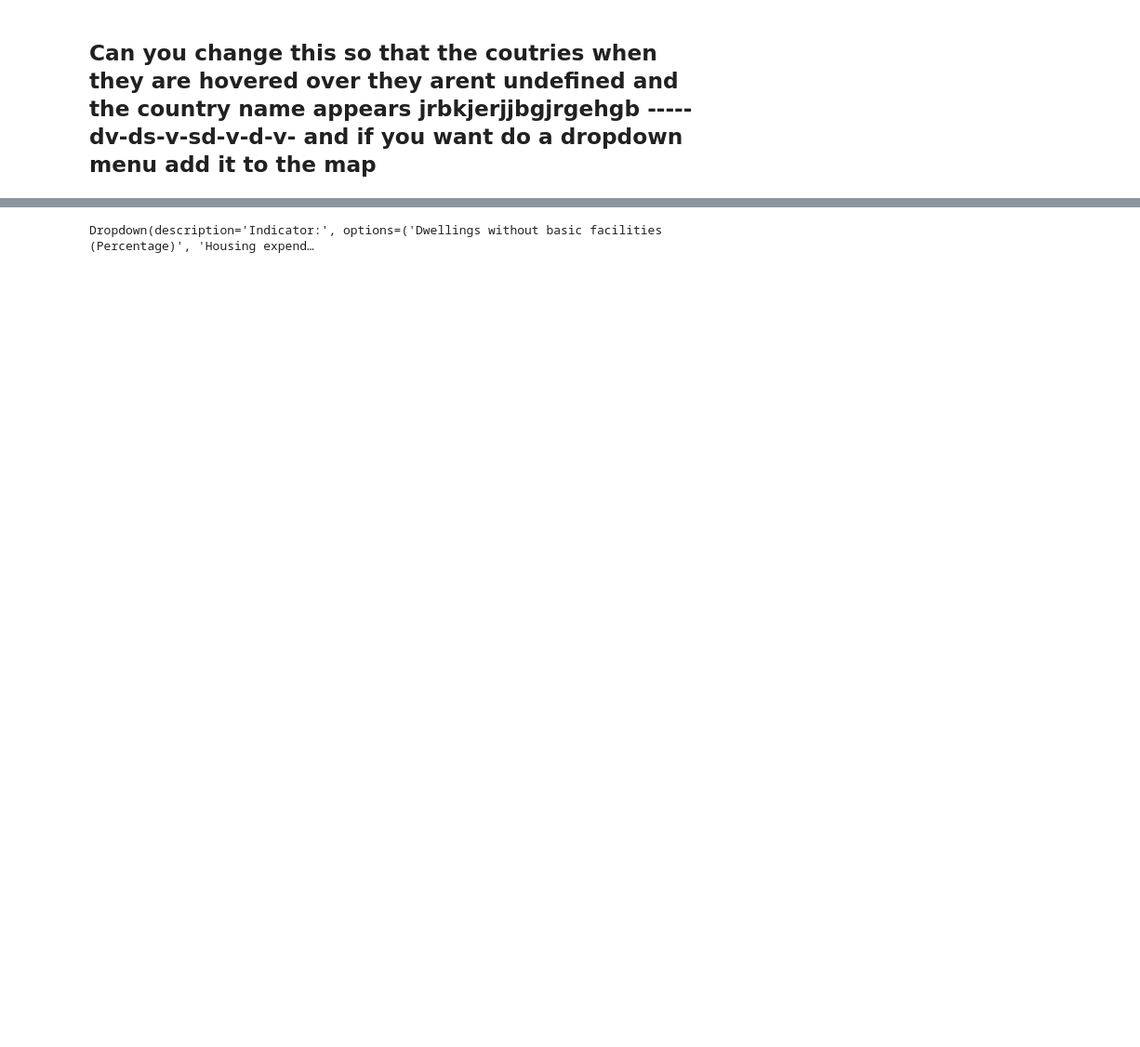
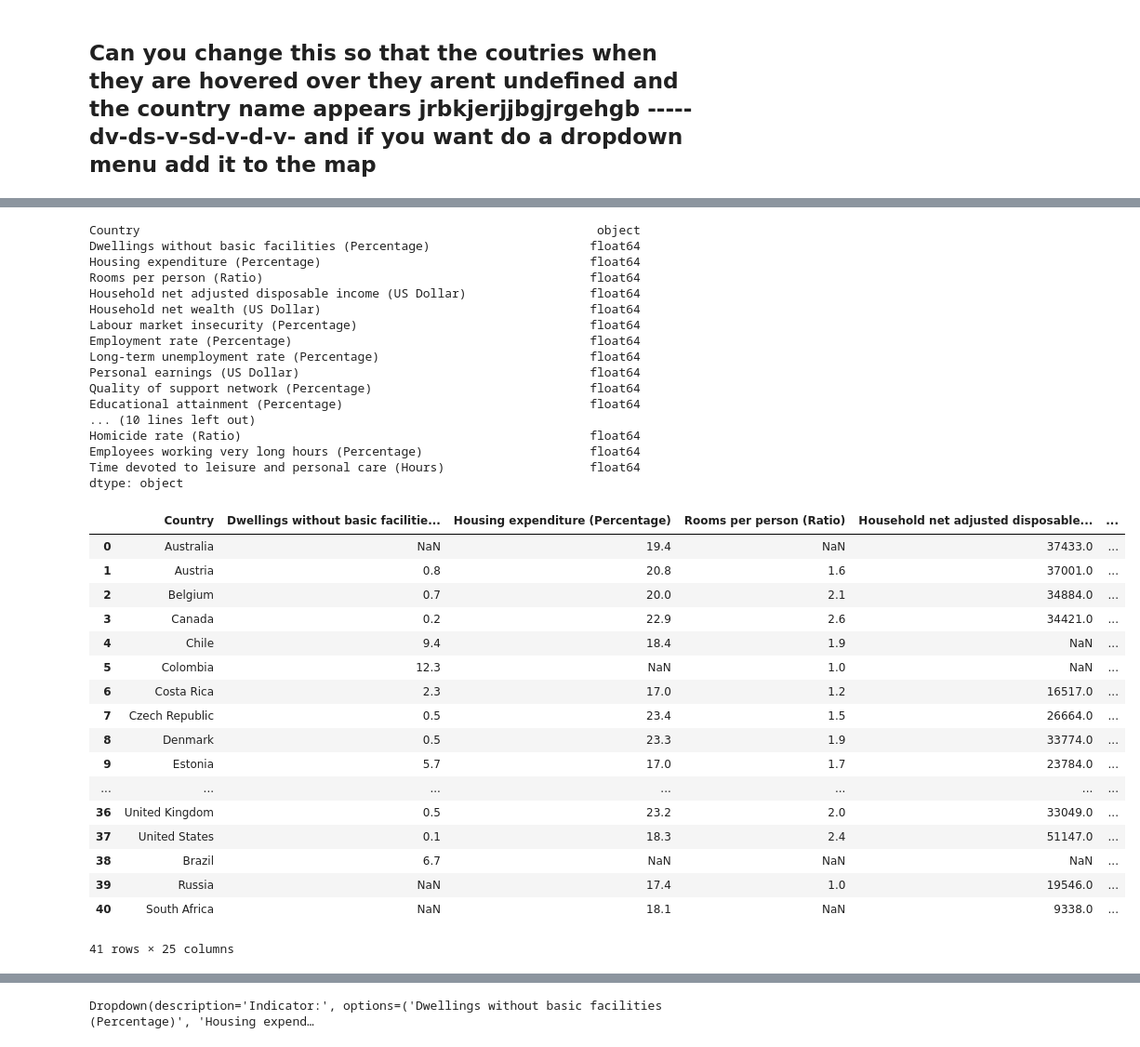
Before and after one commit to dayyanmirza/Data_Visualisation_Quality_Of_Life_Data, a Jupyter notebook: CSC3833_Data_Visualisation.ipynb, the cells around one changed output, grey strips where cells are left out. Shown at 93% size. Drawn from its saved outputs; the diff is of its cells as text; code cells hidden in the pictures; blank space fills up the shorter version.

```diff
--- a/CSC3833_Data_Visualisation.ipynb
+++ b/CSC3833_Data_Visualisation.ipynb
@@ -1095,0 +1036,63 @@ Dropdown(description='Y-axis:', index=20, options=('Country', 'Dwellings without
+# %%
+import pandas as pd
+import numpy as np
+
+# Function to replace outliers with NaN for a series based on the IQR
+def replace_outliers_with_nan(df, column):
+    Q1 = df[column].quantile(0.25)
+    Q3 = df[column].quantile(0.75)
+    IQR = Q3 - Q1
+    lower_bound = Q1 - 1.5 * IQR
+    upper_bound = Q3 + 1.5 * IQR
+    df.loc[(df[column] < lower_bound) | (df[column] > upper_bound), column] = np.nan
+    return df
+
+# Assuming `df` is your DataFrame
+# Make a copy of the DataFrame to keep the original data intact
+df_outliers_removed = df.copy()
+
+# Iterate over each column in df
+for column in df_outliers_removed.select_dtypes(include=[np.number]).columns:
+    df_outliers_removed = replace_outliers_with_nan(df_outliers_removed, column)
+
+# Now df_outliers_removed has NaNs in places where there were outliers in each numeric column
+
+print(df_outliers_removed.dtypes)
+
+df_outliers_removed.head(50)
+# %% [output]
+Country                                                               object
+Dwellings without basic facilities (Percentage)                      float64
+Housing expenditure (Percentage)                                     float64
+Rooms per person (Ratio)                                             float64
+Household net adjusted disposable income (US Dollar)                 float64
+Household net wealth (US Dollar)                                     float64
+Labour market insecurity (Percentage)                                float64
+Employment rate (Percentage)                                         float64
+Long-term unemployment rate (Percentage)                             float64
+Personal earnings (US Dollar)                                        float64
+Quality of support network (Percentage)                              float64
+Educational attainment (Percentage)                                  float64
+... (10 lines left out)
+Homicide rate (Ratio)                                                float64
+Employees working very long hours (Percentage)                       float64
+Time devoted to leisure and personal care (Hours)                    float64
+dtype: object
+|  | Country | Dwellings without basic facilitie... | Housing expenditure (Percentage) | Rooms per person (Ratio) | Household net adjusted disposable... | ... |
+| 0 | Australia | NaN | 19.4 | NaN | 37433.0 | ... |
+| 1 | Austria | 0.8 | 20.8 | 1.6 | 37001.0 | ... |
+| 2 | Belgium | 0.7 | 20.0 | 2.1 | 34884.0 | ... |
+| 3 | Canada | 0.2 | 22.9 | 2.6 | 34421.0 | ... |
+| 4 | Chile | 9.4 | 18.4 | 1.9 | NaN | ... |
+| 5 | Colombia | 12.3 | NaN | 1.0 | NaN | ... |
+| 6 | Costa Rica | 2.3 | 17.0 | 1.2 | 16517.0 | ... |
+| 7 | Czech Republic | 0.5 | 23.4 | 1.5 | 26664.0 | ... |
+| 8 | Denmark | 0.5 | 23.3 | 1.9 | 33774.0 | ... |
+| 9 | Estonia | 5.7 | 17.0 | 1.7 | 23784.0 | ... |
+| ... | ... | ... | ... | ... | ... | ... |
+| 36 | United Kingdom | 0.5 | 23.2 | 2.0 | 33049.0 | ... |
+| 37 | United States | 0.1 | 18.3 | 2.4 | 51147.0 | ... |
+| 38 | Brazil | 6.7 | NaN | NaN | NaN | ... |
+| 39 | Russia | NaN | 17.4 | 1.0 | 19546.0 | ... |
+| 40 | South Africa | NaN | 18.1 | NaN | 9338.0 | ... |
+41 rows × 25 columns
```
Also changed, not shown: parts of 20 cells of this notebook, 3 other files.
